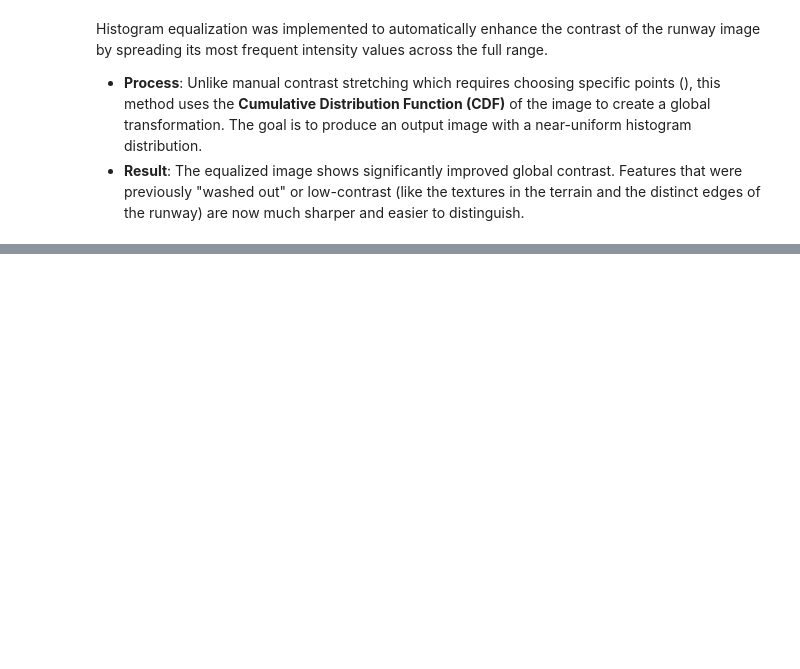
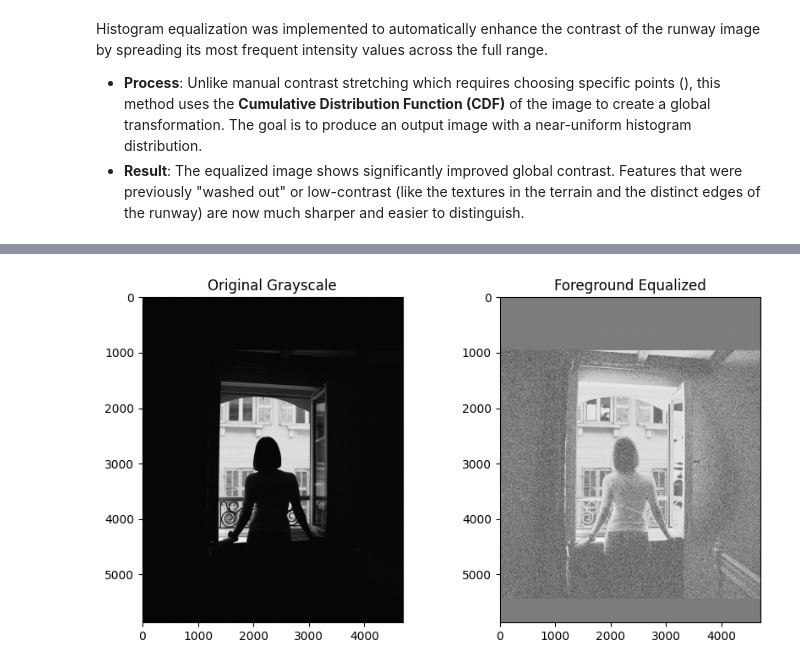
Before and after one commit to buwanekamara/in4640_assignmen_01, a Jupyter notebook: in4640_assignment_01.ipynb, the cells around one changed output, grey strips where cells are left out. Drawn from its saved outputs; the diff is of its cells as text; code cells hidden in the pictures; blank space fills up the shorter version.

```diff
--- a/in4640_assignment_01.ipynb
+++ b/in4640_assignment_01.ipynb
@@ -170,0 +198,11 @@ Histogram equalization was implemented to automatically enhance the contrast of
+# %%
+equalized_full = cv.equalizeHist(gray)
+final_equalized_foregorund = np.where(mask == 0, equalized_full, gray)
+
+# Display the results
+plt.figure(figsize=(10, 5))
+plt.subplot(1, 2, 1), plt.imshow(gray, cmap='gray'), plt.title('Original Grayscale')
+plt.subplot(1, 2, 2), plt.imshow(final_equalized_foregorund, cmap='gray'), plt.title('Foreground Equalized')
+plt.show()
+# %% [output]
+[figure, added]
```
Also changed, not shown: parts of 6 cells of this notebook.
